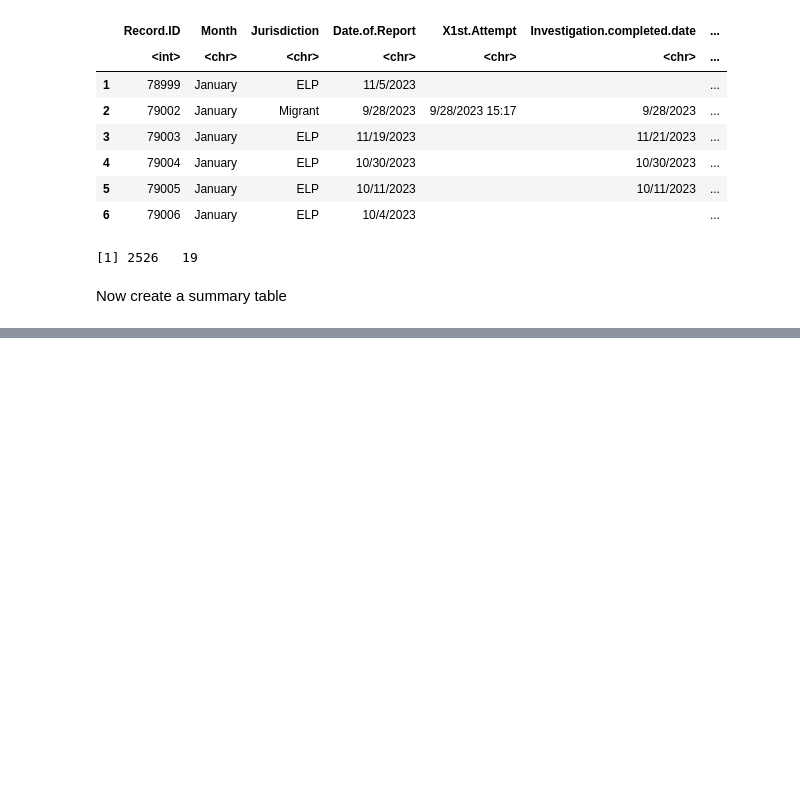
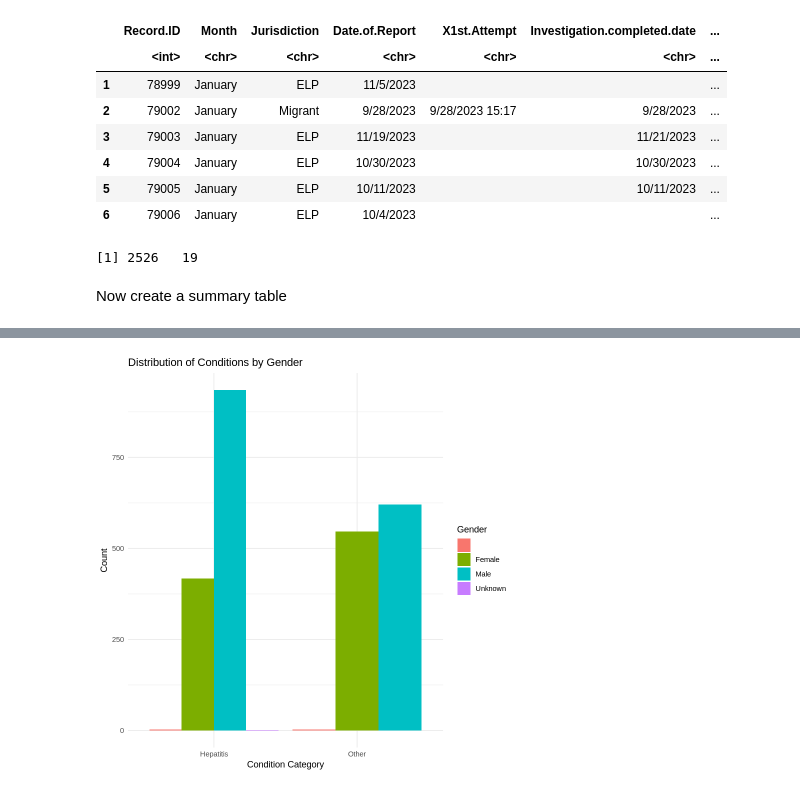
Before and after one commit to asyanez/Class5357, a Jupyter notebook: demo_for_class.ipynb, the cells around one changed output, grey strips where cells are left out. Saved outputs shown, nothing was run; the diff lists cells and outputs as text; code cells hidden in the pictures; blank space fills up the shorter version.

```diff
--- a/demo_for_class.ipynb
+++ b/demo_for_class.ipynb
@@ -79,0 +104,7 @@ ERROR: Error in library(flextable): there is no package called ‘flextable’
+# %%
+ggplot(new_table, aes(x = Condition_Category, fill = Gender)) +
+  geom_bar(position = "dodge") +
+  labs(title = "Distribution of Conditions by Gender", x = "Condition Category", y = "Count") +
+  theme_minimal()
+# %% [output]
+[figure, added]
```
Also changed, not shown: parts of 13 cells of this notebook.
